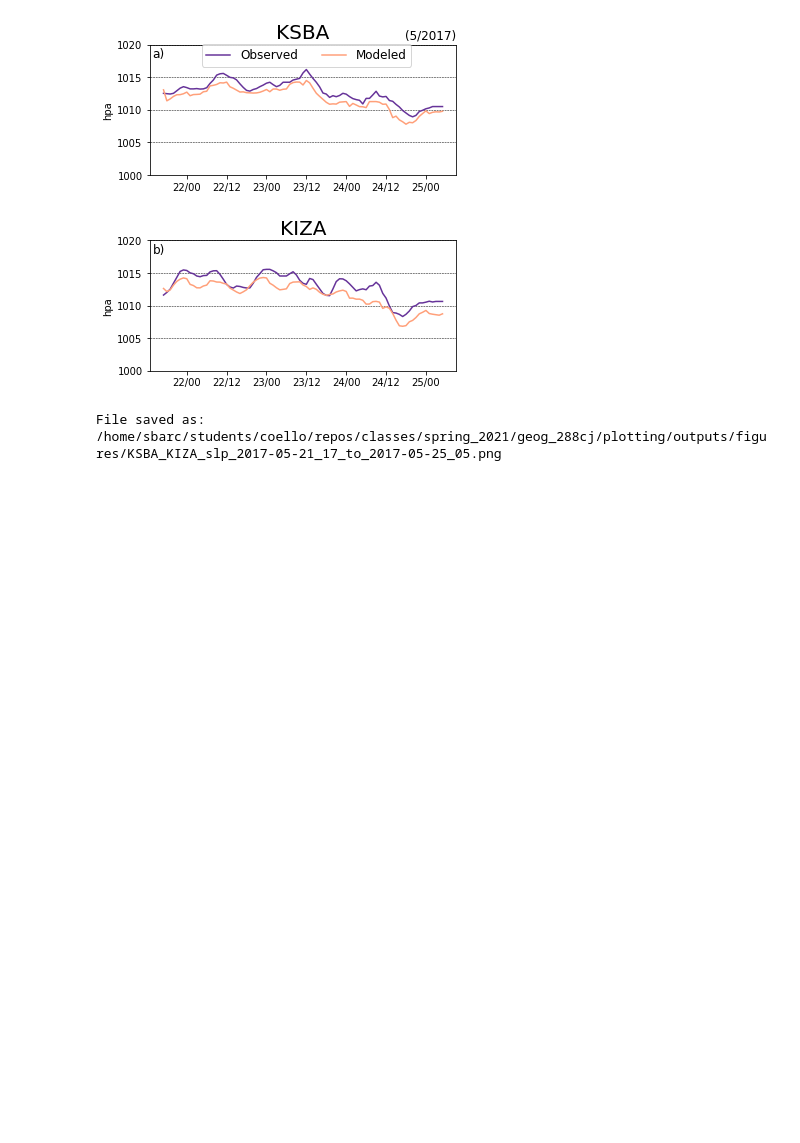
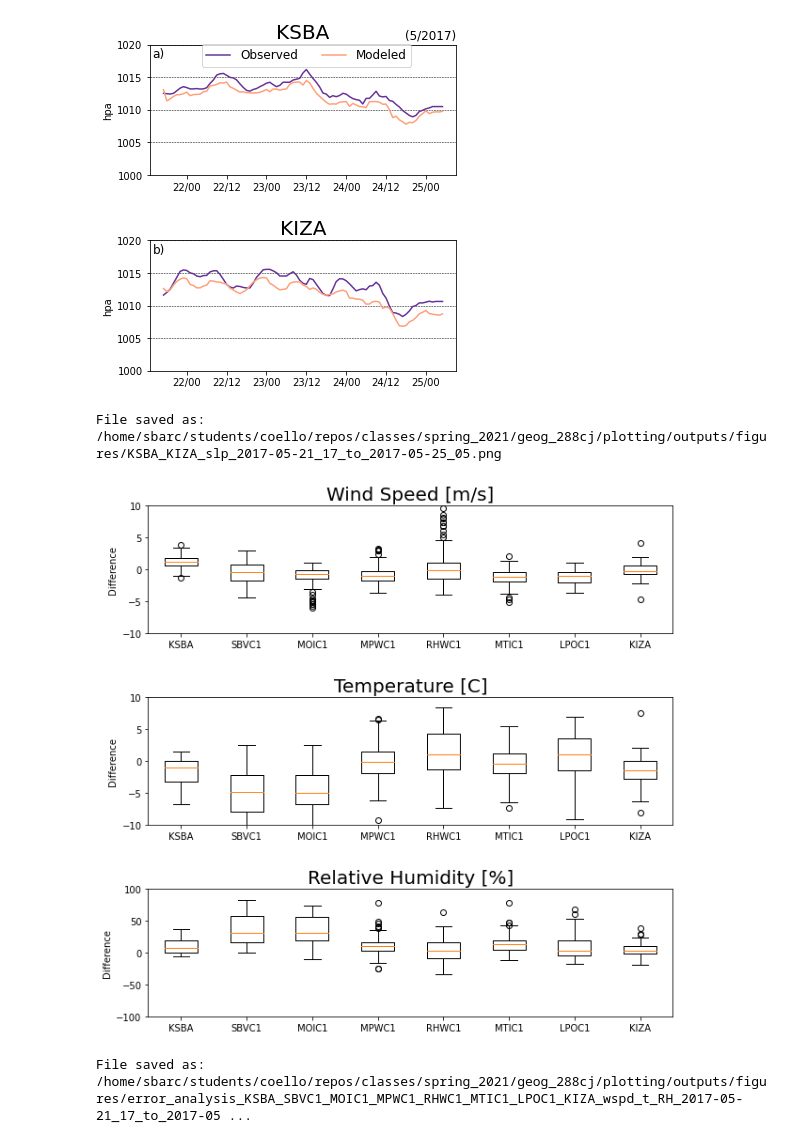
Before and after one commit to mmcoello/spring_2021, a Jupyter notebook: geog_288cj/plotting/analysis/station_data_v_wrf.ipynb, the cells around one changed output. Cells and saved outputs as stored; diff of their text form; code cells hidden in the pictures; blank space fills up the shorter version.

Commit message:
added some error analysis plots to station data v wrf code

```diff
--- a/geog_288cj/plotting/analysis/station_data_v_wrf.ipynb
+++ b/geog_288cj/plotting/analysis/station_data_v_wrf.ipynb
@@ -272,15 +96,15 @@ for j in range(len(stations)):
     print('Opened File:', filepath)
 
     # save data
-    T = df['air_temp_set_1'].values * units('degC')
+    T = df['air_temp_set_1'].values
     RH = df['relative_humidity_set_1'].values
-    wspd = df['wind_speed_set_1'].values * units('m/s').to(units(wnd_units))
-    wdir = df['wind_direction_set_1'].values * units('degree')
-    wgust = df['wind_gust_set_1'].values * units('m/s').to(units(wnd_units))
+    wspd = df['wind_speed_set_1'].values
+    wdir = df['wind_direction_set_1'].values
+    wgust = df['wind_gust_set_1'].values
     pres = df['sea_level_pressure_set_1d'] / 100 # convert to hpa
     dates = df['Date_Time'].values
 
-    u, v = wind_components(wspd, wdir)
+    u, v = wind_components(wspd  * units('m/s'), wdir  * units('degree'))
 
     # save times as datetimes
     date_time = []
@@ -512,3 +375,64 @@ plot_station_winds([da, dwrf], ['Observed', 'Modeled'], ['rebeccapurple', 'light
 # %% [output]
 [figure]
 File saved as: /home/sbarc/students/coello/repos/classes/spring_2021/geog_288cj/plotting/outputs/figures/KSBA_KIZA_slp_2017-05-21_17_to_2017-05-25_05.png
+# %%
+def station_errors(data1, data2, date_time, stations, var, var_labs, var_lims, \
+                     fig_size, outdir):
+
+    var_names = ''
+    stat_names = ''
+    subfig = ['a)', 'b)', 'c)', 'd)', 'e)', 'f)', 'g)', 'h)', 'i)', 'j)', 'k)', 'l)', 'm)', 'n)', 'o)',
+             'p)', 'q)', 'r)', 's)', 't)', 'u)', 'v)', 'w)', 'x)', 'y)', 'z)', 'aa)', 'ab)', 'ac)', 'ad)', 'ae)', 'af)']
+
+    # Create a new figure
+    fig = plt.figure(figsize=fig_size)
+    gs = plt.GridSpec(len(var), 1, figure=fig, hspace= 0.5, wspace=0.2)
+
+    for j in range(len(var)):
+
+        ax = fig.add_subplot(gs[j,0])
+
+        da_var = []
+
+        for i in range(len(stations)):
+
+            da = data1[var[j]].sel(station = stations[i]).values - data2[var[j]].sel(station = stations[i]).values
+
+            da_filtered = da[~np.isnan(da)]
+
+            da_var.append(da_filtered)
+
+            if (j == 0):
+                stat_names = stat_names + '_' + stations[i]
+
+        var_names = var_names + '_' + str(var[j])
+
+        plt.boxplot(da_var)
+
+        ax.set_ylabel('Difference', multialignment='center')
+        ax.set_ylim(var_lims[j])
+
+        ax.set_xticklabels(stations)
+
+        plt.title(var_labs[j], loc = 'center', size = 20)
+
+
+    # Save and display figure
+    plot_name = 'error_analysis_' + stat_names[1:] + var_names + '_' + str(date_time.values[0])[:-16].replace('T', '_') + \
+                '_to_' + str(date_time.values[-1])[:-16].replace('T', '_') + '.png'
+    plt.savefig(outdir+plot_name,  bbox_inches='tight', dpi = 120)
+    plt.show()
+    print('File saved as:', outdir+plot_name, '\n')
+
+
+station_vars = ['wspd', 't', 'RH']
+var_labels = ['Wind Speed [' + wnd_units + ']', 'Temperature [C]', 'Relative Humidity [%]']
+var_lims = [(-10, 10), (-10, 10), (-100, 100)]
+line_labs = [('-', None), ('-', None), ('-', None)]
+
+
+station_errors(da, dwrf, da.time, stations,  station_vars, var_labels, var_lims, \
+                 (10, 10), fig_outdir)
+# %% [output]
+[figure, added]
+File saved as: /home/sbarc/students/coello/repos/classes/spring_2021/geog_288cj/plotting/outputs/figures/error_analysis_KSBA_SBVC1_MOIC1_MPWC1_RHWC1_MTIC1_LPOC1_KIZA_wspd_t_RH_2017-05-21_17_to_2017-05 ...
```
Also changed, not shown: parts of 7 cells of this notebook, 2 other files.
